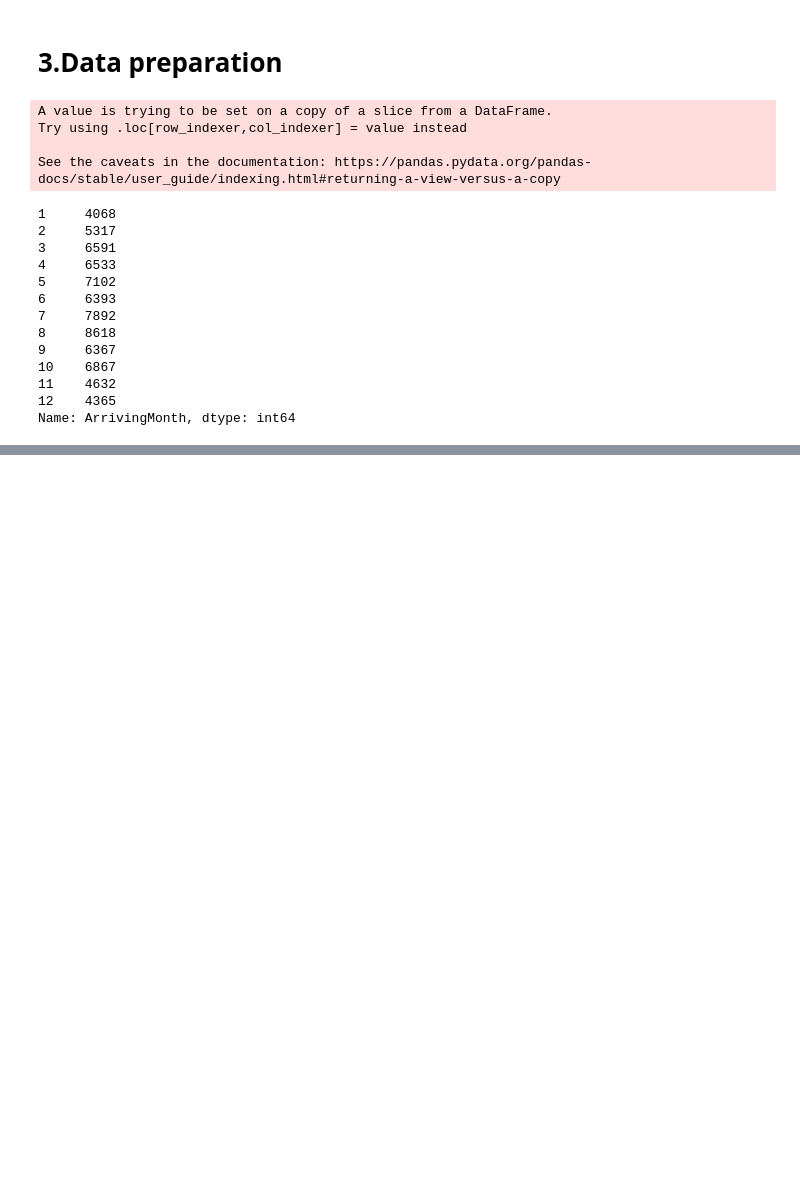
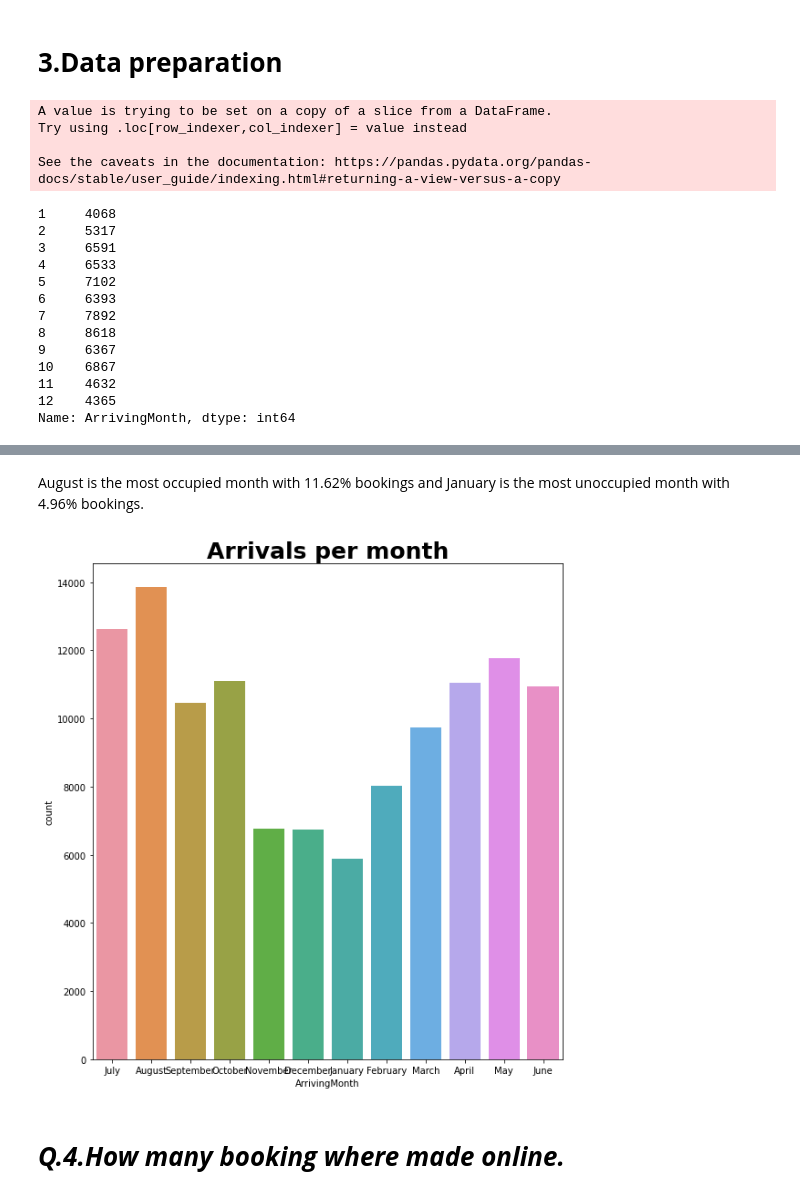
Before and after one commit to krunal7972/Hotel-Booking-analysis, a Jupyter notebook: Krunal_Sonare_Hotel_Booking_Analysis_Capstone_Project.ipynb, the cells around one changed output, grey strips where cells are left out. Saved outputs shown, nothing was run; the diff lists cells and outputs as text; code cells hidden in the pictures; blank space fills up the shorter version.

```diff
--- a/Krunal_Sonare_Hotel_Booking_Analysis_Capstone_Project.ipynb
+++ b/Krunal_Sonare_Hotel_Booking_Analysis_Capstone_Project.ipynb
@@ -224,0 +322,13 @@ Name: ArrivingMonth, dtype: int64
+# %% [markdown]
+August is the most occupied month with 11.62% bookings and January is the most unoccupied month with 4.96% bookings.
+# %%
+plt.subplot(1, 2, 2)
+sns.countplot(data = hotel, x = 'ArrivingMonth')
+plt.title('Arrivals per month',fontweight="bold", size=25)
+plt.subplots_adjust(right=1.7)
+
+plt.show()
+# %% [output]
+[figure, added]
+# %% [markdown]
+# ***Q.4.How many booking where made online.***
```
Also changed, not shown: parts of 31 cells of this notebook.
